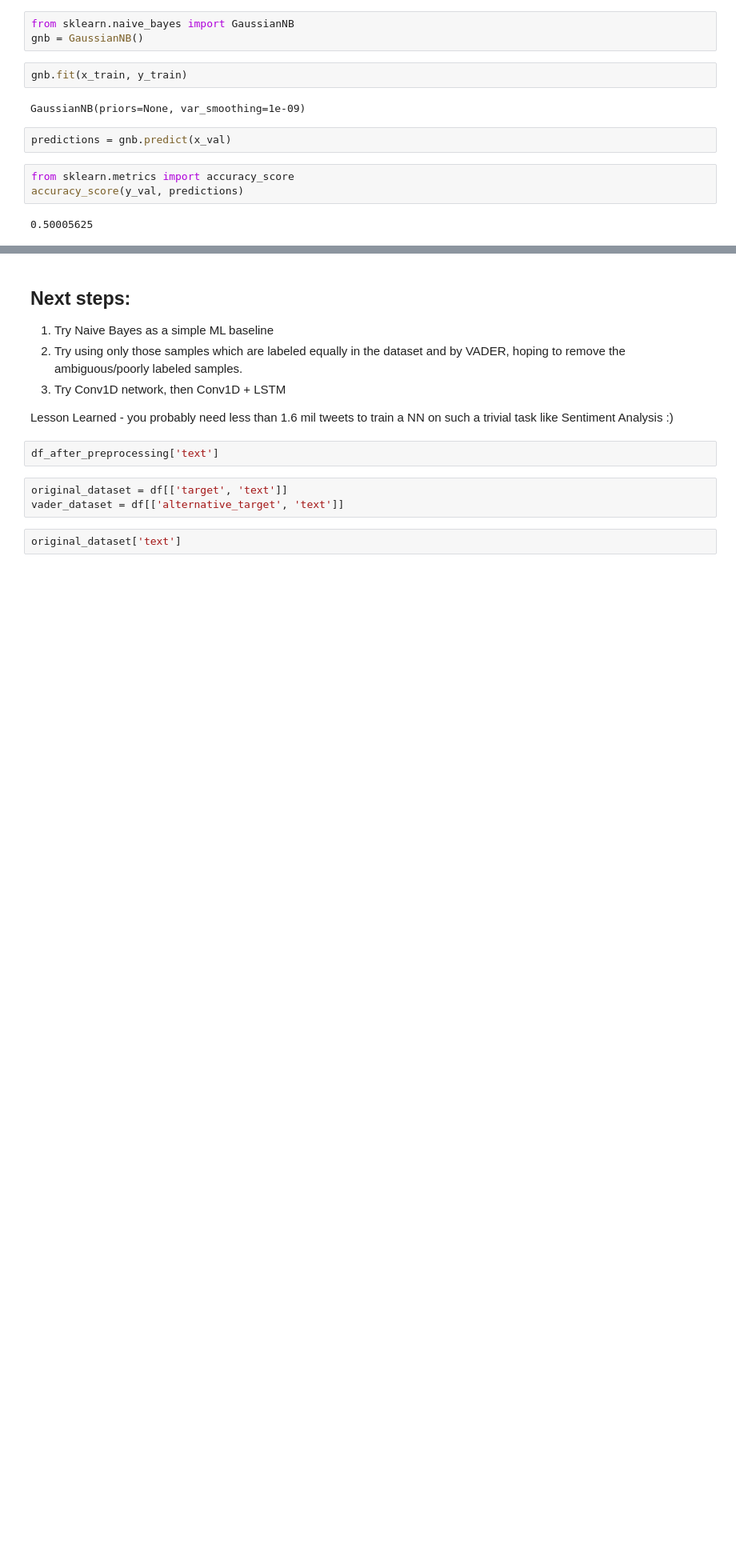
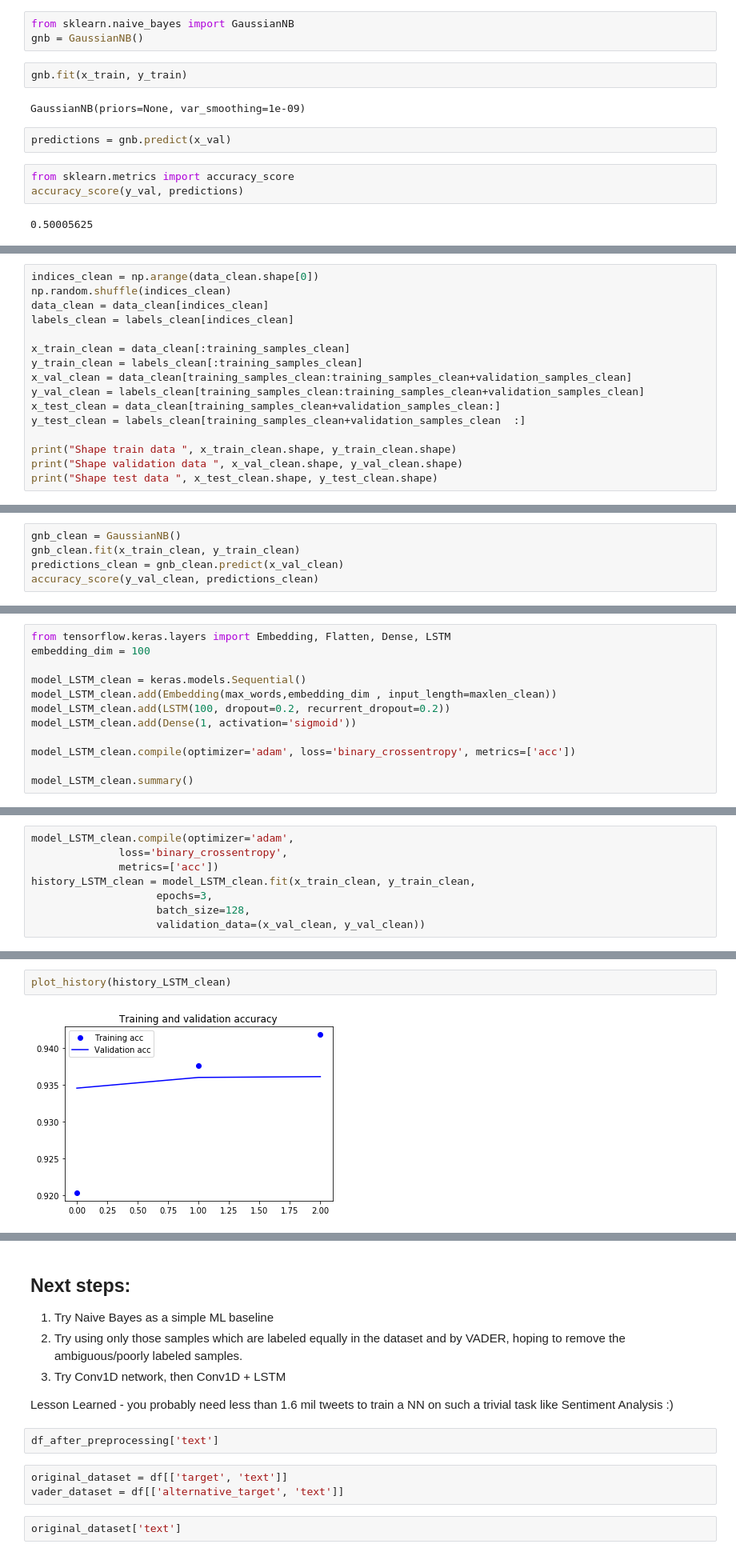
Before and after one commit to krumeto/own_work, a Jupyter notebook: Twitter_sentiment_analysis,_based_on_the_1_6_mil_tweets_dataset.ipynb, the cells around one changed output, grey strips where cells are left out. Shown at 80% size. Drawn from its saved outputs; the diff is of its cells as text; blank space fills up the shorter version.

```diff
--- a/Twitter_sentiment_analysis,_based_on_the_1_6_mil_tweets_dataset.ipynb
+++ b/Twitter_sentiment_analysis,_based_on_the_1_6_mil_tweets_dataset.ipynb
@@ -438,0 +474,16 @@ accuracy_score(y_val, predictions)
+# %%
+indices_clean = np.arange(data_clean.shape[0])
+np.random.shuffle(indices_clean)
+data_clean = data_clean[indices_clean]
+labels_clean = labels_clean[indices_clean]
+
+x_train_clean = data_clean[:training_samples_clean]
+y_train_clean = labels_clean[:training_samples_clean]
+x_val_clean = data_clean[training_samples_clean:training_samples_clean+validation_samples_clean]
+y_val_clean = labels_clean[training_samples_clean:training_samples_clean+validation_samples_clean]
+x_test_clean = data_clean[training_samples_clean+validation_samples_clean:]
+y_test_clean = labels_clean[training_samples_clean+validation_samples_clean  :]
+
+print("Shape train data ", x_train_clean.shape, y_train_clean.shape)
+print("Shape validation data ", x_val_clean.shape, y_val_clean.shape)
+print("Shape test data ", x_test_clean.shape, y_test_clean.shape)
@@ -438,0 +494,5 @@ accuracy_score(y_val, predictions)
+# %%
+gnb_clean = GaussianNB()
+gnb_clean.fit(x_train_clean, y_train_clean)
+predictions_clean = gnb_clean.predict(x_val_clean)
+accuracy_score(y_val_clean, predictions_clean)
@@ -438,0 +501,12 @@ accuracy_score(y_val, predictions)
+# %%
+from tensorflow.keras.layers import Embedding, Flatten, Dense, LSTM
+embedding_dim = 100
+
+model_LSTM_clean = keras.models.Sequential()
+model_LSTM_clean.add(Embedding(max_words,embedding_dim , input_length=maxlen_clean))
+model_LSTM_clean.add(LSTM(100, dropout=0.2, recurrent_dropout=0.2))
+model_LSTM_clean.add(Dense(1, activation='sigmoid'))
+
+model_LSTM_clean.compile(optimizer='adam', loss='binary_crossentropy', metrics=['acc'])
+
+model_LSTM_clean.summary()
@@ -438,0 +528,8 @@ accuracy_score(y_val, predictions)
+# %%
+model_LSTM_clean.compile(optimizer='adam',
+              loss='binary_crossentropy',
+              metrics=['acc'])
+history_LSTM_clean = model_LSTM_clean.fit(x_train_clean, y_train_clean,
+                    epochs=3,
+                    batch_size=128,
+                    validation_data=(x_val_clean, y_val_clean))
@@ -438,0 +544,4 @@ accuracy_score(y_val, predictions)
+# %%
+plot_history(history_LSTM_clean)
+# %% [output]
+[figure, added]
```
Also changed, not shown: parts of 10 cells of this notebook.
